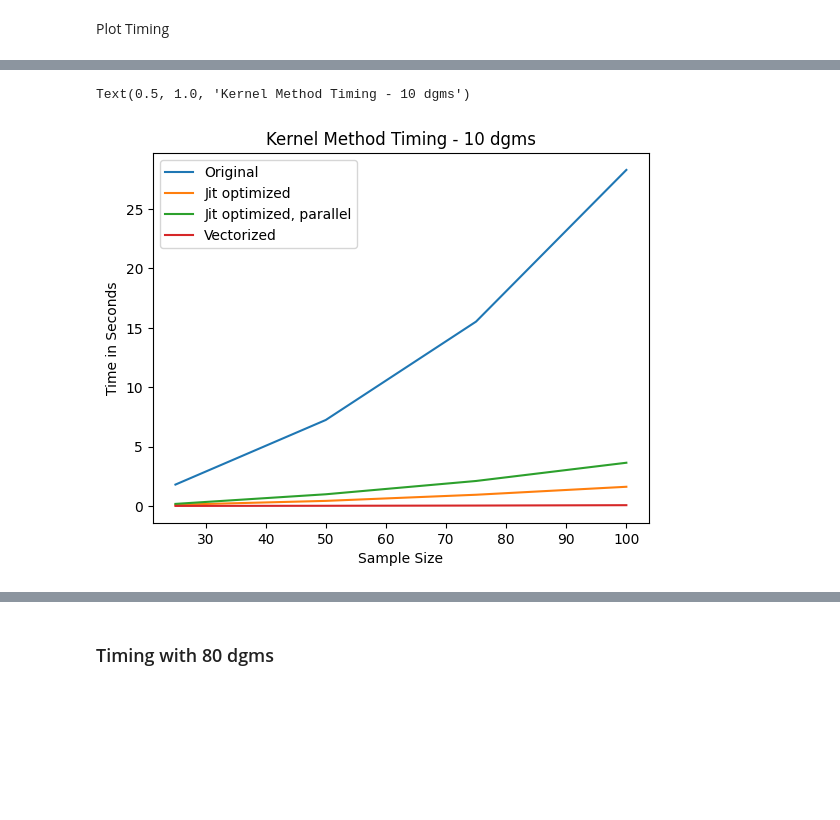
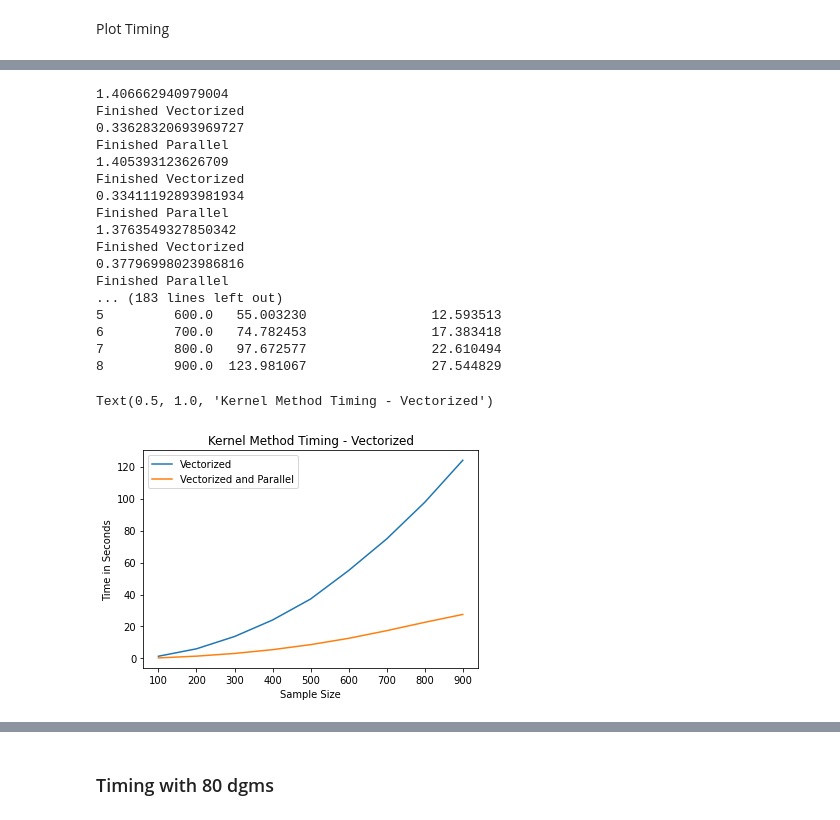
Before and after one commit to TeaspoonTDA/teaspoon, a Jupyter notebook: notebooks/timing/ml_methods_timing_kernel.ipynb, the cells around one changed output, grey strips where cells are left out. Saved outputs shown, nothing was run; the diff lists cells and outputs as text; code cells hidden in the pictures; blank space fills up the shorter version.

Commit message:
updated timing notebooks

```diff
--- a/notebooks/timing/ml_methods_timing_kernel.ipynb
+++ b/notebooks/timing/ml_methods_timing_kernel.ipynb
@@ -91,6 +100,7 @@ dgms_20 = timing_dgms['Length 20 dgms']
 dgms_40 = timing_dgms['Length 40 dgms']
 dgms_80 = timing_dgms['Length 80 dgms']
 dgms_300 = timing_dgms['Length 300 dgms']
+dgms_random = timing_dgms['Random Diagram Size']
 # %% [markdown]
 ### Load original kernel method function from teaspoon
 # %%
@@ -313,9 +297,0 @@ def guvectorize_kernel_distance(train, num_dgms, s, result):
-# %%
-dgms = np.array(dgms_3[0:5])
-print(kernel_features(dgms, s=.3, distance=False))
-dgms, r, d = reshape_persistence_diagrams(dgms)
-optimized_kernel_features(dgms, r, s=.3)
-parallel_optimized_kernel_features(dgms, r, s=.3)
-print(guvectorize_kernel(dgms, d, .3))
-guvectorize_kernel_distance(dgms, d, .3)
-#optimizedKernelMethod(dgm1, dgm2, sigma=.3)
@@ -419,8 +421,57 @@ Plot Timing
+# %%
+import time
+seed = [0,1,2,3,4]
+train_size = [100, 200, 300, 400, 500, 600, 700, 800, 900]
+n = len(train_size)
+timing_rdmv = np.zeros((n,3))
+for i in range(0,n):
+    for j in seed:
+        dgms = np.array(dgms_random[0:train_size[i]])
+        timing_rdmv[i,0] += len(dgms)
+
+        start = time.time()
+        tdgms= reshape_to_array(dgms)
+        X_train_features = guvectorize_kernel(tdgms, tdgms, .3)
+        end = time.time()-start
+        print(end)
+        timing_rdmv[i,1] +=end
+        print("Finished Vectorized")
+
+        start = time.time()
+        tdgms= reshape_to_array(dgms)
+        X_train_features = guvectorize_kernel_parallel(tdgms, tdgms, .3)
+        end = time.time()-start
+        print(end)
+        timing_rdmv[i,2] +=end
+        print("Finished Parallel")
+
+    print("Finished Training ", i)
+timing_rdmv = pd.DataFrame(timing_rdmv/5)
+timing_rdmv.columns=['Observations', 'Vectorized', 'Vectorized and Parallel']
+print(timing_rdmv)
+# %% [output]
+1.406662940979004
+Finished Vectorized
+0.33628320693969727
+Finished Parallel
+1.405393123626709
+Finished Vectorized
+0.33411192893981934
+Finished Parallel
+1.3763549327850342
+Finished Vectorized
+0.37796998023986816
+Finished Parallel
+... (183 lines left out)
+5         600.0   55.003230                12.593513
+6         700.0   74.782453                17.383418
+7         800.0   97.672577                22.610494
+8         900.0  123.981067                27.544829
 # %%
-t = timing10.plot(x='Observations')
+t = timing_rdmv.plot(x='Observations')
 t.set_xlabel("Sample Size")
 t.set_ylabel("Time in Seconds")
-t.set_title("Kernel Method Timing - 10 dgms")
+t.set_title("Kernel Method Timing - Vectorized")
 # %% [output]
-Text(0.5, 1.0, 'Kernel Method Timing - 10 dgms')
+Text(0.5, 1.0, 'Kernel Method Timing - Vectorized')
-[figure, old version]
+[figure, new version]
```
Also changed, not shown: parts of 27 cells of this notebook, 1 other file.
